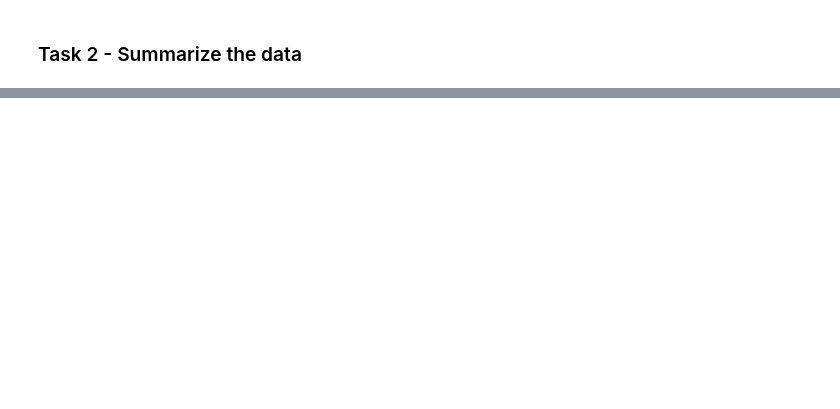
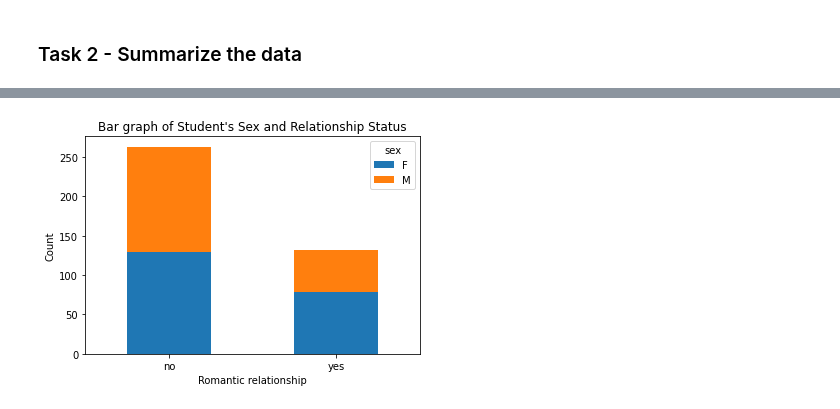
Before and after one commit to scimaksim/Python_graduate_coursework, a Jupyter notebook: HW4/Nikiforov_Assignment_4.ipynb, the cells around one changed output, grey strips where cells are left out. Cells and saved outputs as stored; diff of their text form; code cells hidden in the pictures; blank space fills up the shorter version.

```diff
--- a/HW4/Nikiforov_Assignment_4.ipynb
+++ b/HW4/Nikiforov_Assignment_4.ipynb
@@ -10,7 +10,4 @@ Maksim Nikiforov
 import pandas as pd
 
 # Read data locally and specify semicolon as delimiter
-mathData = pd.read_csv("student-mat.csv", delimiter=';')
-
-# View data types for all columns
-mathData.info()
+math_data = pd.read_csv("student-mat.csv", delimiter=';')
@@ -69,0 +158,17 @@ memory usage: 71.4+ KB
+# %%
+# Create a stacked bar graph.
+# Give relevant x and y labels, and a title for the plots.
+
+# Import pyplot submodule
+import matplotlib.pyplot as plt
+
+table = pd.crosstab(math_data.romantic, math_data.sex)
+table.plot.bar(stacked = True)
+plt.xticks(rotation = 0)
+plt.xlabel("Romantic relationship")
+plt.ylabel("Count")
+plt.title("Bar graph of Student's Sex and Relationship Status")
+plt.show()
+plt.close()
+# %% [output]
+[figure, added]
```
Also changed, not shown: parts of 15 cells of this notebook.
